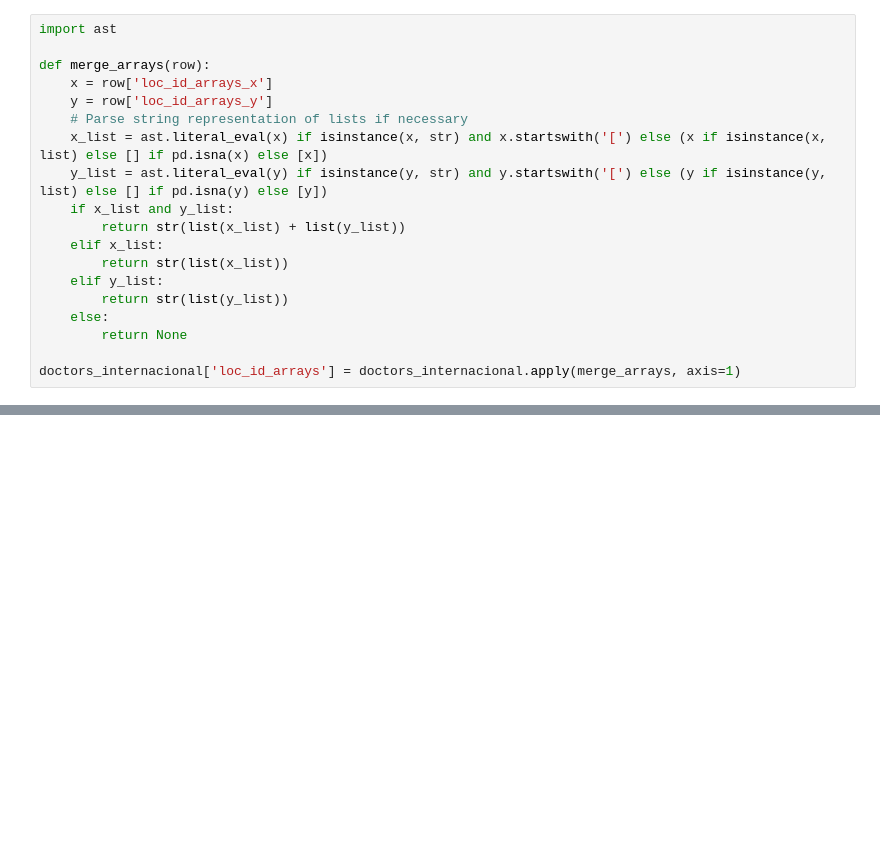
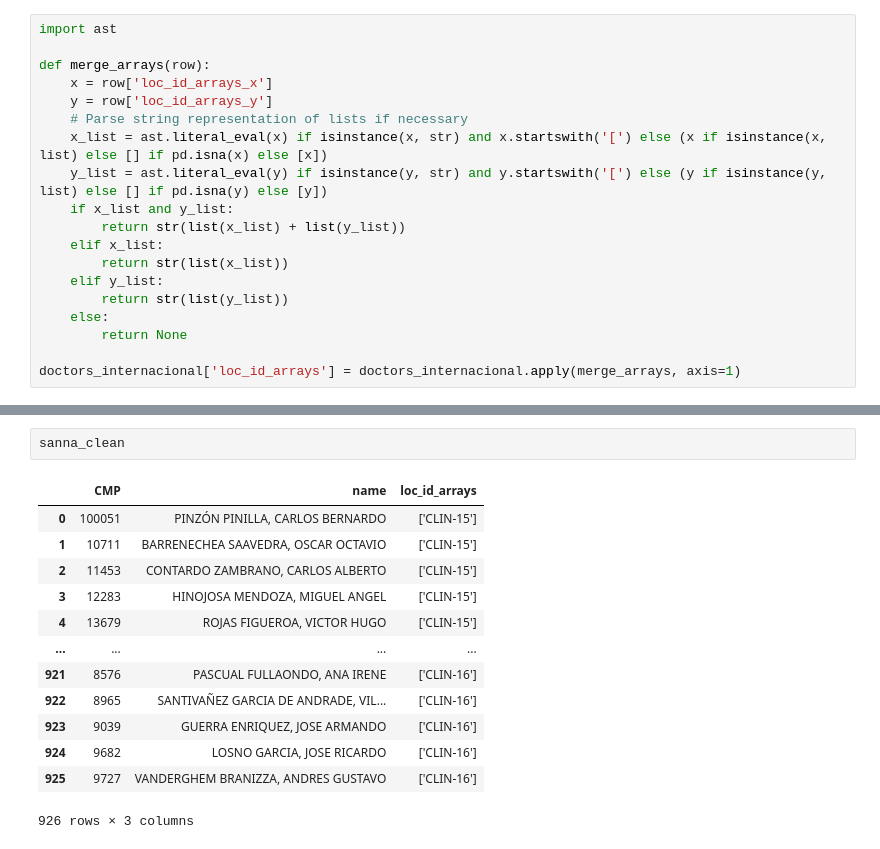
Before and after one commit to hackathonrimac/data-healthforall, a Jupyter notebook: src/data/cleaning/doctors_ready.ipynb, the cells around one changed output, grey strips where cells are left out. Drawn from its saved outputs; the diff is of its cells as text; blank space fills up the shorter version.

```diff
--- a/src/data/cleaning/doctors_ready.ipynb
+++ b/src/data/cleaning/doctors_ready.ipynb
@@ -94,0 +111,16 @@ doctors_internacional = doctors_internacional[doctors_internacional['loc_id_arra
+# %%
+sanna_clean
+# %% [output]
+|  | CMP | name | loc_id_arrays |
+| 0 | 100051 | PINZÓN PINILLA, CARLOS BERNARDO | ['CLIN-15'] |
+| 1 | 10711 | BARRENECHEA SAAVEDRA, OSCAR OCTAVIO | ['CLIN-15'] |
+| 2 | 11453 | CONTARDO ZAMBRANO, CARLOS ALBERTO | ['CLIN-15'] |
+| 3 | 12283 | HINOJOSA MENDOZA, MIGUEL ANGEL | ['CLIN-15'] |
+| 4 | 13679 | ROJAS FIGUEROA, VICTOR HUGO | ['CLIN-15'] |
+| ... | ... | ... | ... |
+| 921 | 8576 | PASCUAL FULLAONDO, ANA IRENE | ['CLIN-16'] |
+| 922 | 8965 | SANTIVAÑEZ GARCIA DE ANDRADE, VIL... | ['CLIN-16'] |
+| 923 | 9039 | GUERRA ENRIQUEZ, JOSE ARMANDO | ['CLIN-16'] |
+| 924 | 9682 | LOSNO GARCIA, JOSE RICARDO | ['CLIN-16'] |
+| 925 | 9727 | VANDERGHEM BRANIZZA, ANDRES GUSTAVO | ['CLIN-16'] |
+926 rows × 3 columns
```
Also changed, not shown: parts of 6 cells of this notebook, 11 other files.
